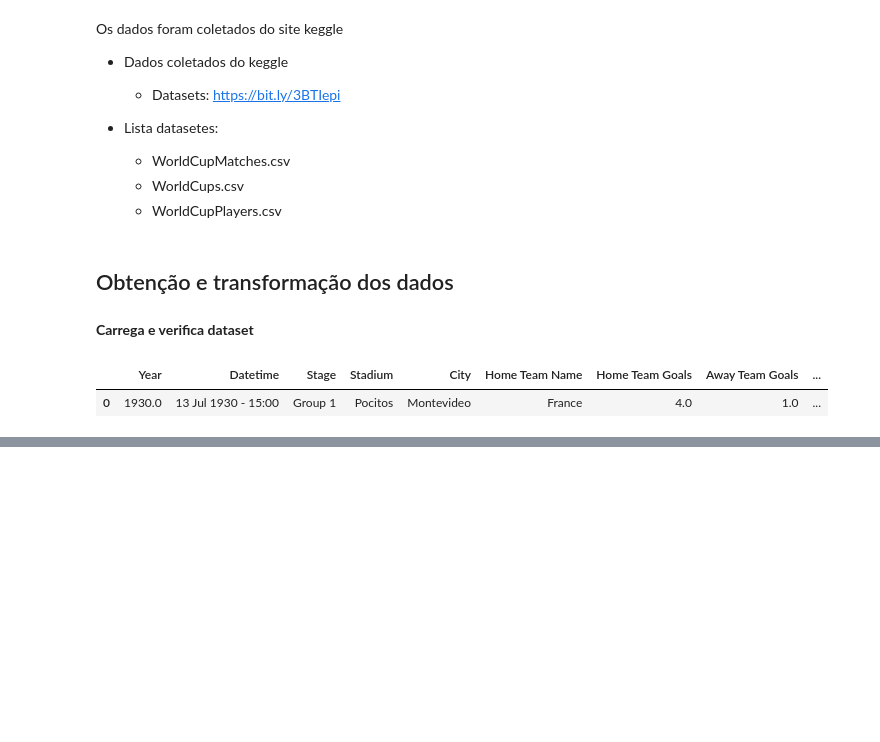
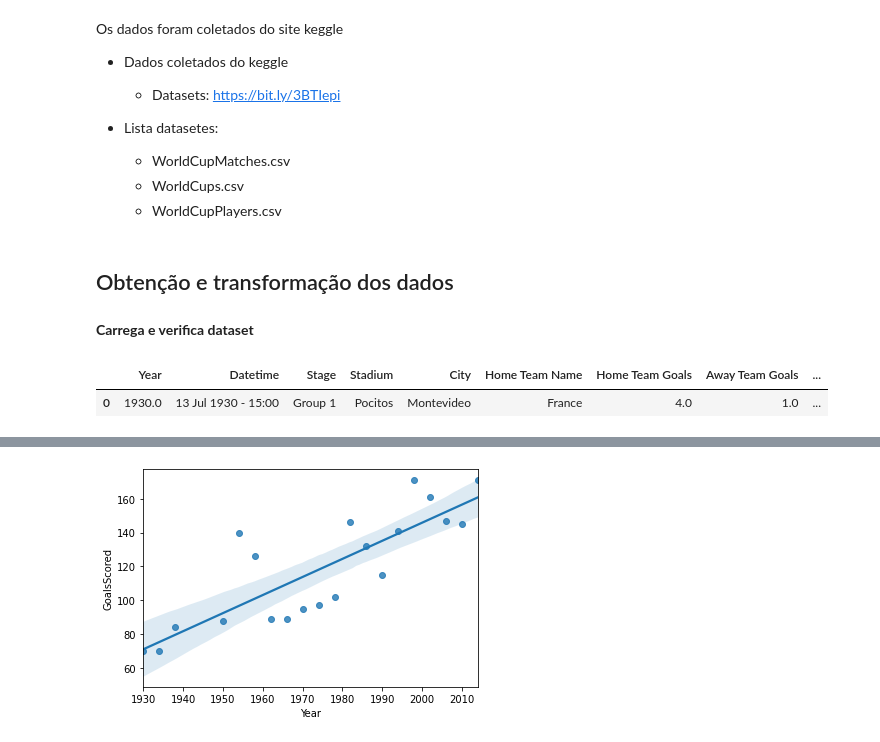
Before and after one commit to leonarddocchagas/data_science, a Jupyter notebook: FIFA_World_Cup.ipynb, the cells around one changed output, grey strips where cells are left out. Cells and saved outputs as stored; diff of their text form; code cells hidden in the pictures; blank space fills up the shorter version.

```diff
--- a/FIFA_World_Cup.ipynb
+++ b/FIFA_World_Cup.ipynb
@@ -49,0 +170,4 @@ df_wcplayers.head()
+# %%
+sns.regplot(data=df_wordcups, x='Year', y='GoalsScored');
+# %% [output]
+[figure, added]
```
Also changed, not shown: parts of 19 cells of this notebook.
